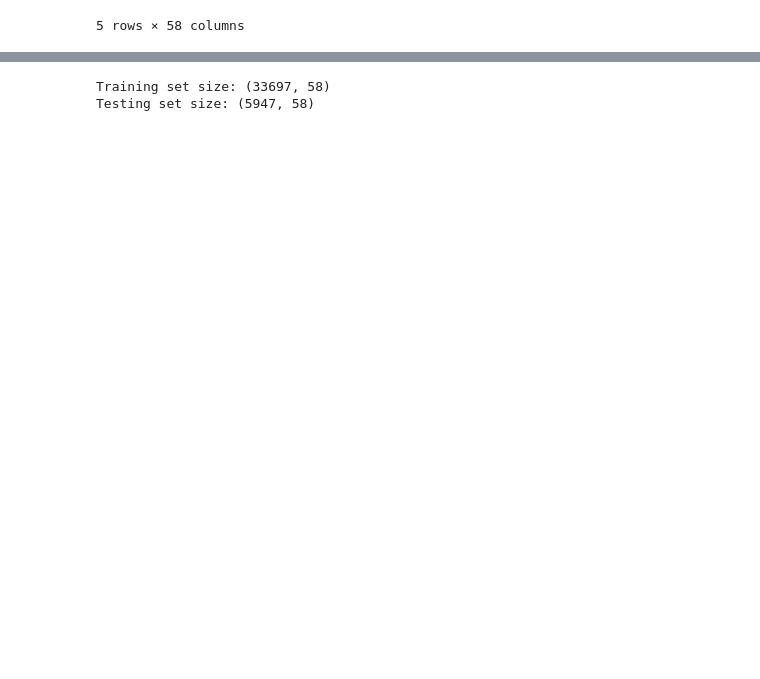
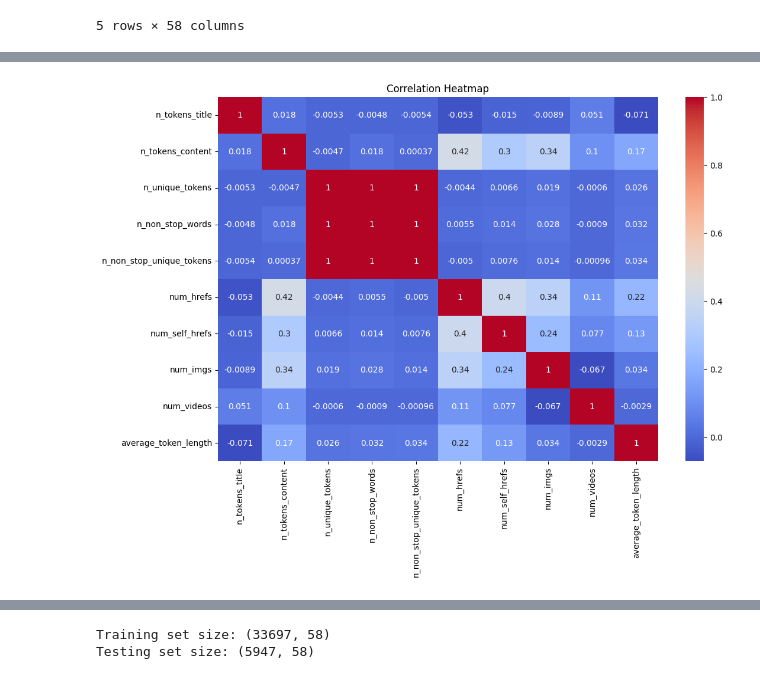
Before and after one commit to JoelJoshi2002/Online-News-Popularity-Prediction, a Jupyter notebook: Phase_2.ipynb, the cells around one changed output, grey strips where cells are left out. Drawn from its saved outputs; the diff is of its cells as text; code cells hidden in the pictures; blank space fills up the shorter version.

```diff
--- a/Phase_2.ipynb
+++ b/Phase_2.ipynb
@@ -200,0 +410,8 @@ plt.show()
+# %%
+# Correlation heatmap of a subset of features
+plt.figure(figsize=(12, 8))
+sns.heatmap(data_cleaned.iloc[:, 2:12].corr(), annot=True, cmap='coolwarm')
+plt.title('Correlation Heatmap')
+plt.show()
+# %% [output]
+[figure, new version]
```
Also changed, not shown: parts of 61 cells of this notebook.
